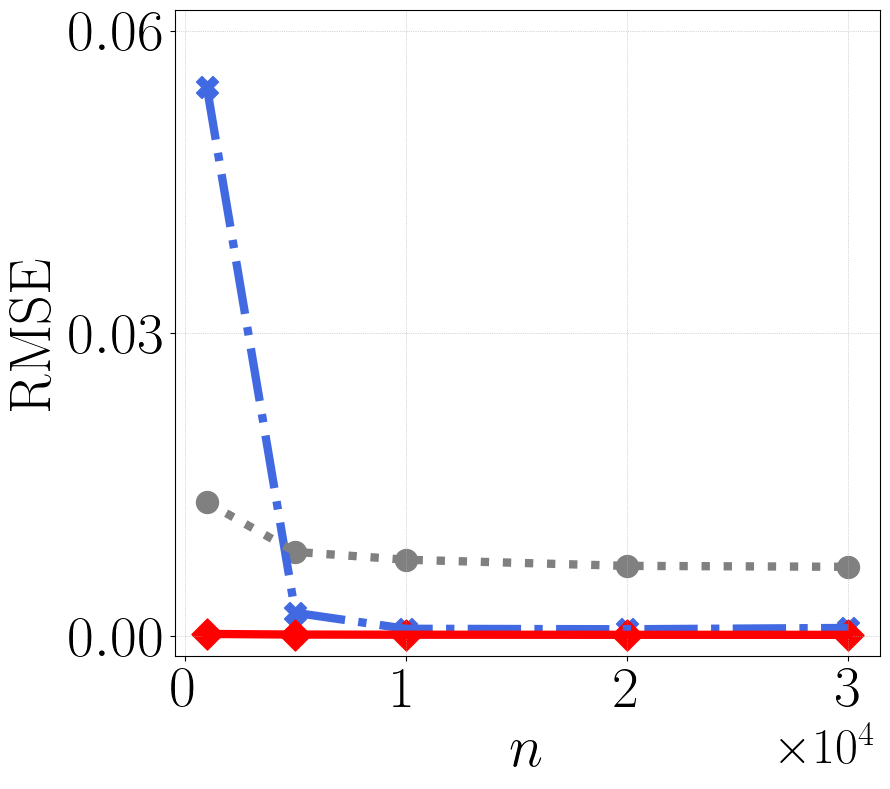
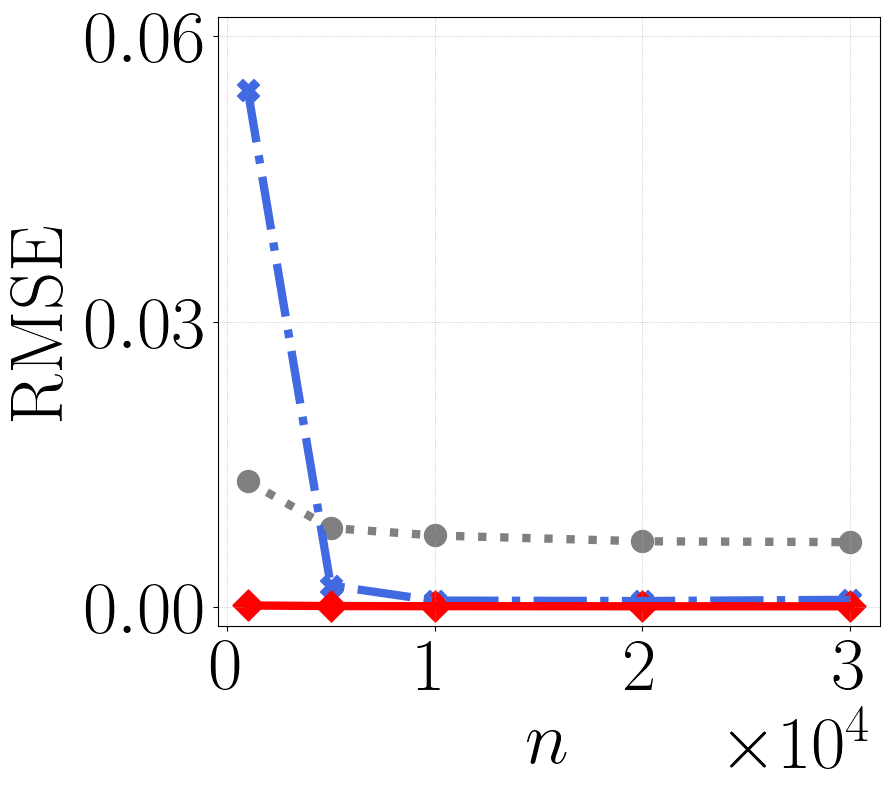
Code edit (unified diff) that turned the first committed figure into the second:
--- before
+++ after
@@ -20,13 +20,13 @@
 plt.scatter(d1, iipw_rmse, s=250, color='red', label=r"$\mathrm{Algorithm~2}$", marker="D")
 
-plt.xlabel(r"$n$", fontsize=42)
-plt.ylabel(r"$\mathrm{RMSE}$", fontsize=42)
+plt.xlabel(r"$n$", fontsize=54)
+plt.ylabel(r"$\mathrm{RMSE}$", fontsize=54)
 
-plt.xticks([0, 10000, 20000, 30000], fontsize=42)
+plt.xticks([0, 10000, 20000, 30000], fontsize=54)
 plt.ticklabel_format(style='sci', scilimits=(0,0), axis='x')
-ax.xaxis.get_offset_text().set_fontsize(36)
+ax.xaxis.get_offset_text().set_fontsize(54)
 #plt.legend(fontsize = 36, loc='upper right')
 plt.ylim(-0.002, 0.062)
-plt.yticks([0, 0.03, 0.06], fontsize=42)
+plt.yticks([0, 0.03, 0.06], fontsize=54)
 
 plt.grid(lw=0.5, ls=":")

Commit: revise figures